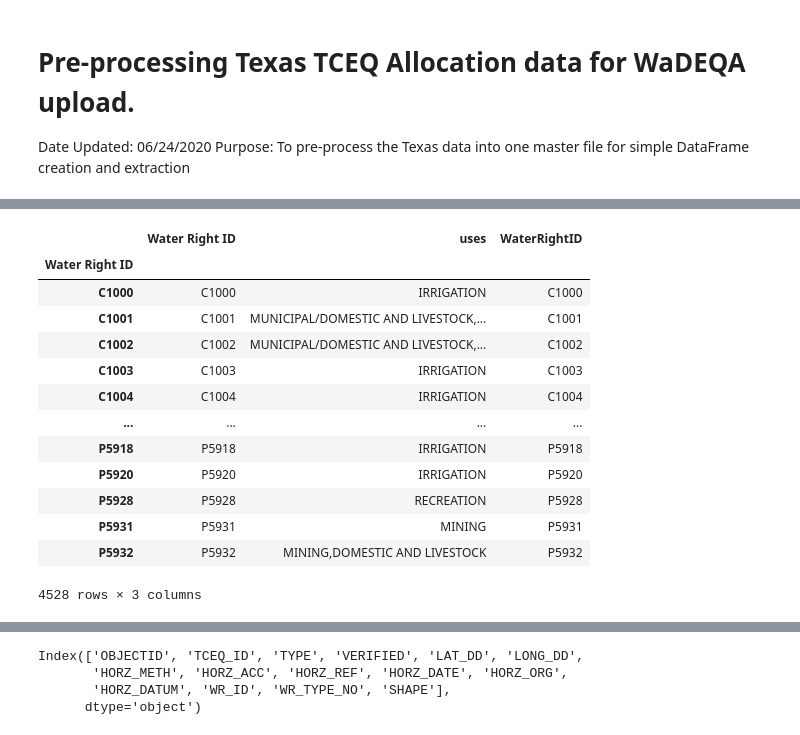
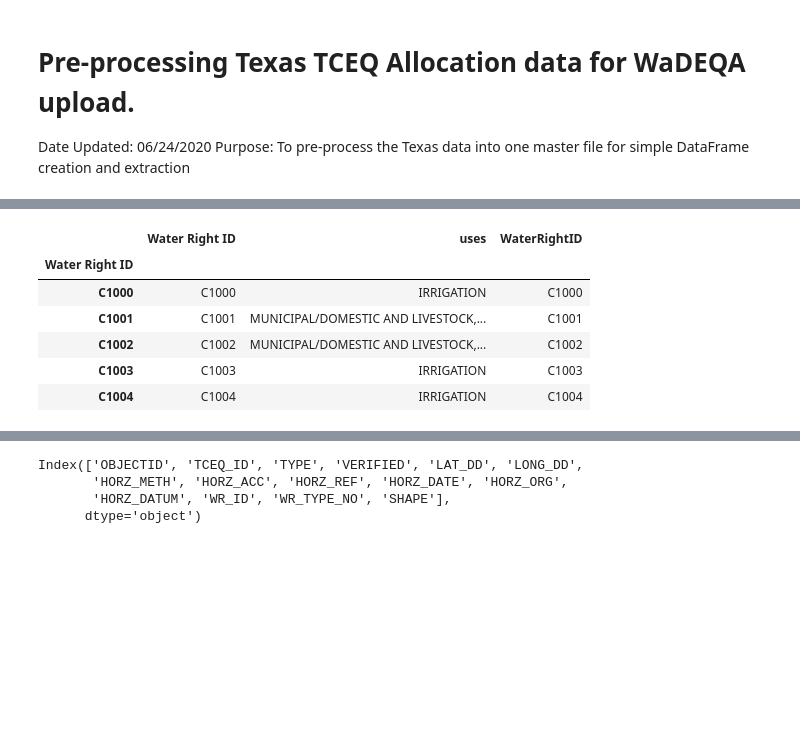
Before and after one commit to WSWCWaterDataExchange/MappingStatesDataToWaDE2.0, a Jupyter notebook: Texas/WaterAllocation/0_PreProcessTexasAllocationData.ipynb, the cells around one changed output, grey strips where cells are left out. Cells and saved outputs as stored; diff of their text form; code cells hidden in the pictures; blank space fills up the shorter version.

```diff
--- a/Texas/WaterAllocation/0_PreProcessTexasAllocationData.ipynb
+++ b/Texas/WaterAllocation/0_PreProcessTexasAllocationData.ipynb
@@ -128,40 +103,33 @@ def retrieveUses(df):
     ids = df['Water Right ID'].drop_duplicates()
     outdf = pd.DataFrame(ids)
     outdf.reset_index(drop=True, inplace=True)
     outdf['uses'] = ''
     outdf.set_index(outdf['Water Right ID'], inplace=True)
 
     for id in ids:
         vals = df.loc[df['Water Right ID'] == id]
         vals.reset_index(inplace=True)
         uses = []
         for i, row in vals.iterrows():
             new_use = row['Use']
 
             if new_use not in uses:
                 uses.append(new_use)
 
         outdf.at[id, 'uses'] = ','.join(uses)
 
     return outdf
 
 df_uses = retrieveUses(df_use)
 df_uses['WaterRightID'] = df_uses['Water Right ID']
-df_uses
+df_uses.head()
 # %% [output]
 |  | Water Right ID | uses | WaterRightID |
 | Water Right ID |  |  |  |
 | C1000 | C1000 | IRRIGATION | C1000 |
 | C1001 | C1001 | MUNICIPAL/DOMESTIC AND LIVESTOCK,... | C1001 |
 | C1002 | C1002 | MUNICIPAL/DOMESTIC AND LIVESTOCK,... | C1002 |
 | C1003 | C1003 | IRRIGATION | C1003 |
 | C1004 | C1004 | IRRIGATION | C1004 |
-| ... | ... | ... | ... |
-| P5918 | P5918 | IRRIGATION | P5918 |
-| P5920 | P5920 | IRRIGATION | P5920 |
-| P5928 | P5928 | RECREATION | P5928 |
-| P5931 | P5931 | MINING | P5931 |
-| P5932 | P5932 | MINING,DOMESTIC AND LIVESTOCK | P5932 |
-4528 rows × 3 columns
 # %% [markdown]
 ## Water Right Points and Output file
```
Also changed, not shown: parts of 13 cells of this notebook, 35 other files.
